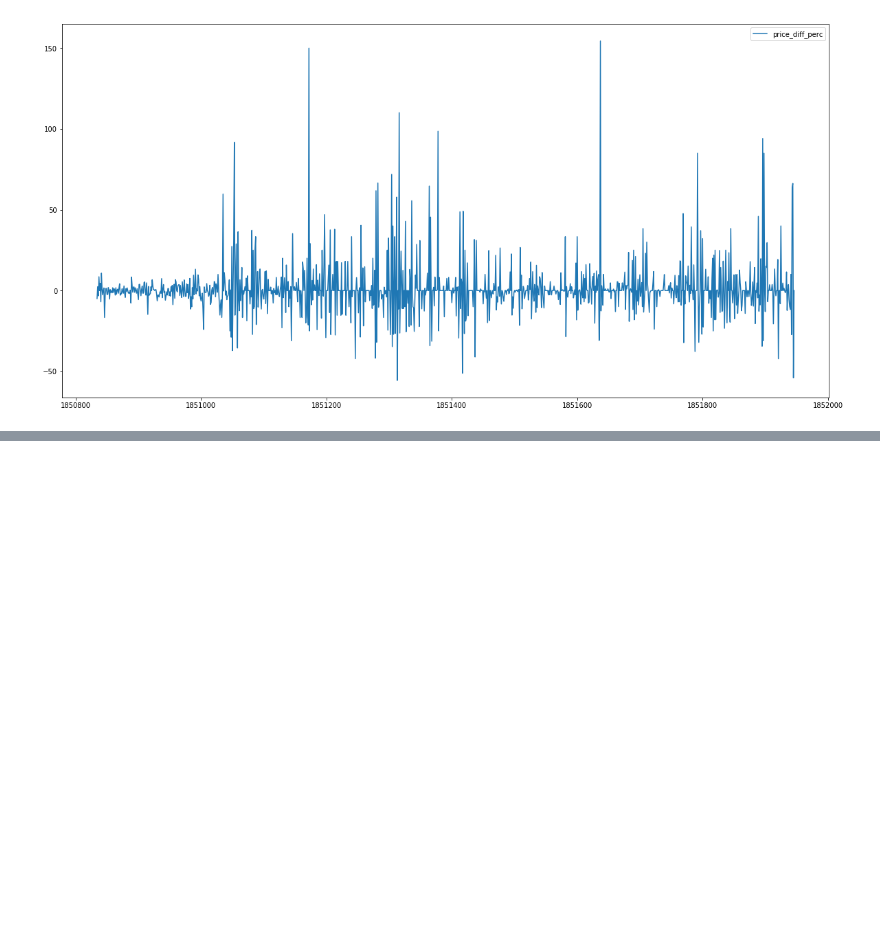
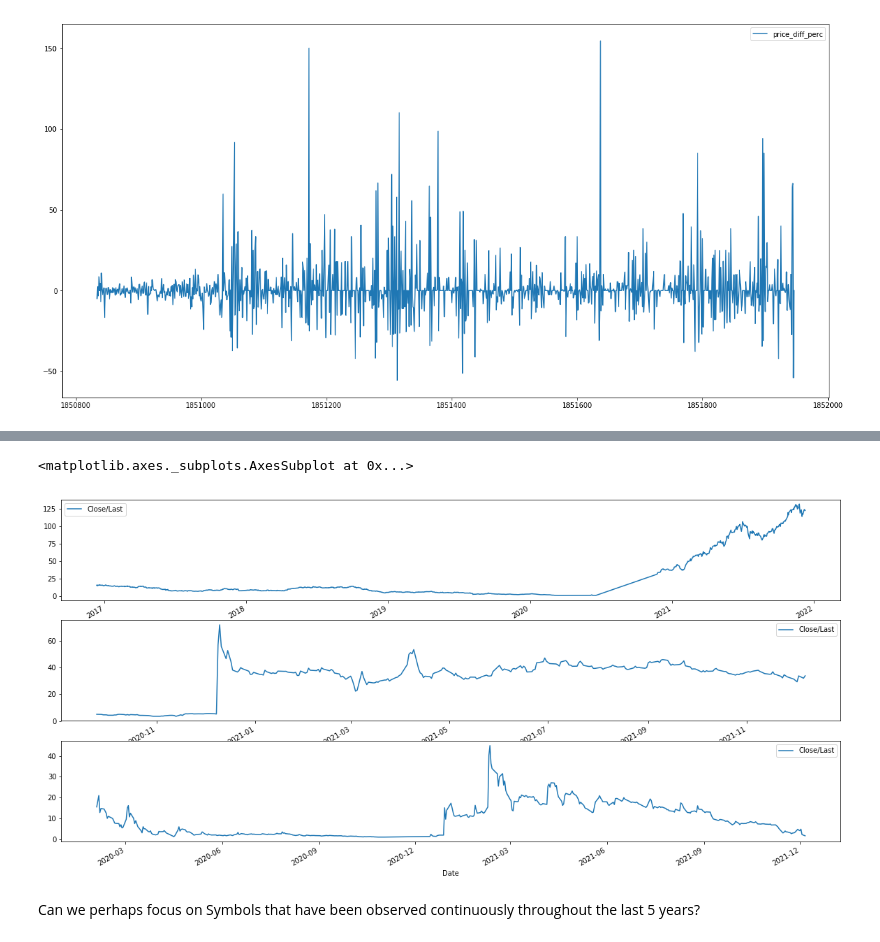
Before and after one commit to ayguno/nasdaq-time-series-analysis, a Jupyter notebook: 1 Parsing and structuring NASDAQ time-series.ipynb, the cells around one changed output, grey strips where cells are left out. Saved outputs shown, nothing was run; the diff lists cells and outputs as text; code cells hidden in the pictures; blank space fills up the shorter version.

```diff
--- a/1 Parsing and structuring NASDAQ time-series.ipynb
+++ b/1 Parsing and structuring NASDAQ time-series.ipynb
@@ -239,7 +239,6 @@ import pickle as pkl
 with open("./data/ts_data.pkl","wb") as f:
     pkl.dump(ts_data_expand,f)
 # %%
-ts_data = ts_data_expand
 import matplotlib.pyplot as plt
 plt.rcParams["figure.figsize"] = (20,10)
 fig, axes = plt.subplots(nrows=3)
@@ -284,0 +306,6 @@ ts_data[ts_data.Symbol == "NVOS"][['price_diff_perc']].plot()
+# %%
+# How many stocks have complete (non-missing) volume throughtout the series?
+complete_volume = ts_data['Volume'].isna()\
+.groupby(ts_data['Symbol']).sum().reset_index(name = 'missing_volume_count')
+
+print(complete_volume[complete_volume.missing_volume_count == 0].shape[0])
@@ -284,0 +316,4 @@ ts_data[ts_data.Symbol == "NVOS"][['price_diff_perc']].plot()
+# %%
+complete_volume = complete_volume[complete_volume.missing_volume_count == 0]
+# %%
+ts_data = ts_data[ts_data['Symbol'].isin(complete_volume.Symbol)].copy().reset_index()
@@ -284,0 +357,12 @@ ts_data[ts_data.Symbol == "NVOS"][['price_diff_perc']].plot()
+# %%
+import matplotlib.pyplot as plt
+plt.rcParams["figure.figsize"] = (20,10)
+fig, axes = plt.subplots(nrows=3)
+ts_data[ts_data.Symbol == "OAS"].plot.line(x = "Date", y = "Close/Last",ax= axes[0])
+ts_data[ts_data.Symbol == "GLSI"].plot.line(x = "Date", y = "Close/Last",ax= axes[1])
+ts_data[ts_data.Symbol == "CELZ"].plot.line(x = "Date", y = "Close/Last",ax= axes[2])
+# %% [output]
+<matplotlib.axes._subplots.AxesSubplot at 0x...>
+[figure, added]
+# %% [markdown]
+Can we perhaps focus on Symbols that have been observed continuously throughout the last 5 years?
```
Also changed, not shown: parts of 25 cells of this notebook.
